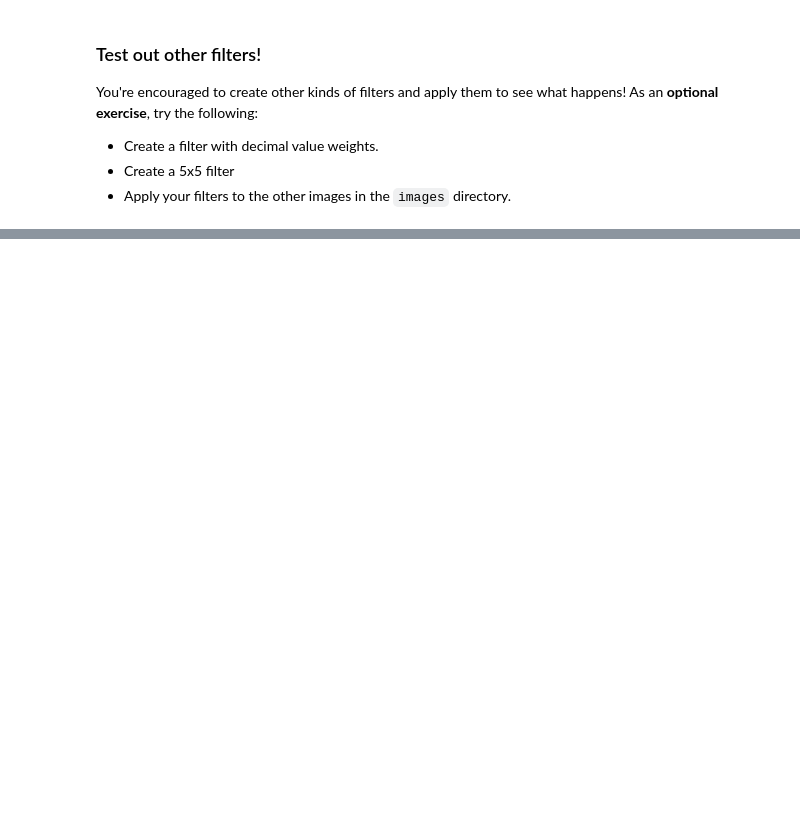
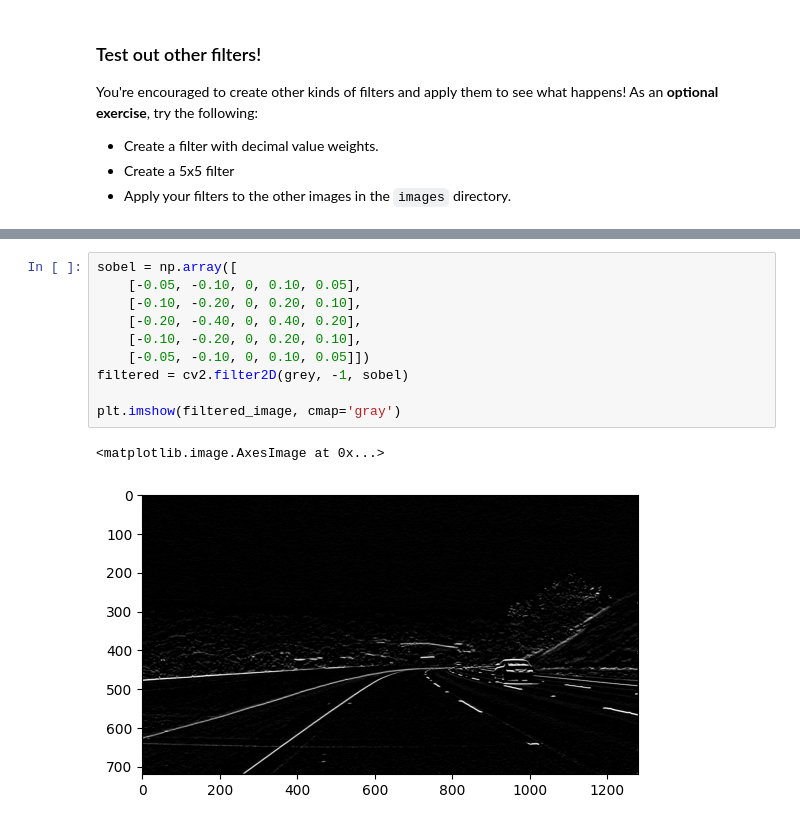
Before and after one commit to ttmling/HIT_AI-DATA, a Jupyter notebook: CNN_AI2026/conv-visualization/custom_filters.ipynb, the cells around one changed output, grey strips where cells are left out. Drawn from its saved outputs; the diff is of its cells as text; blank space fills up the shorter version.

Commit message:
done custom filter

```diff
--- a/CNN_AI2026/conv-visualization/custom_filters.ipynb
+++ b/CNN_AI2026/conv-visualization/custom_filters.ipynb
@@ -65,0 +104,13 @@ You're encouraged to create other kinds of filters and apply them to see what ha
+# %%
+sobel = np.array([
+    [-0.05, -0.10, 0, 0.10, 0.05],
+    [-0.10, -0.20, 0, 0.20, 0.10],
+    [-0.20, -0.40, 0, 0.40, 0.20],
+    [-0.10, -0.20, 0, 0.20, 0.10],
+    [-0.05, -0.10, 0, 0.10, 0.05]])
+filtered = cv2.filter2D(grey, -1, sobel)
+
+plt.imshow(filtered_image, cmap='gray')
+# %% [output]
+<matplotlib.image.AxesImage at 0x...>
+[figure, added]
```
Also changed, not shown: parts of 7 cells of this notebook.
